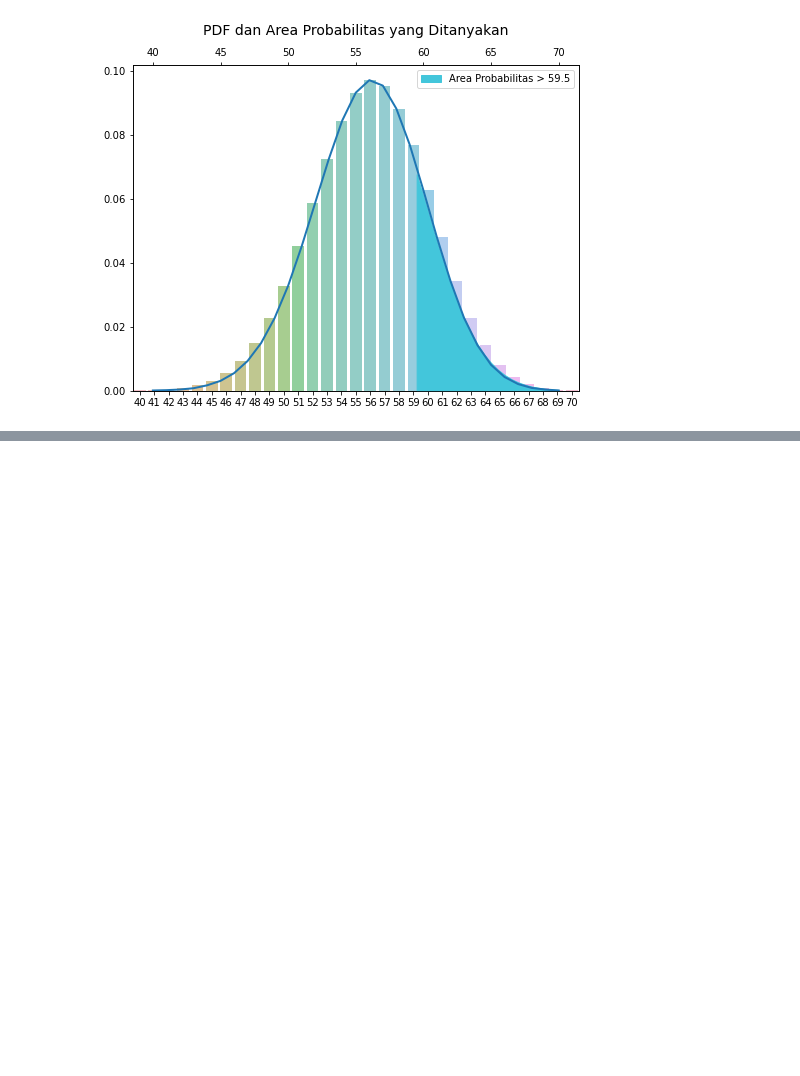
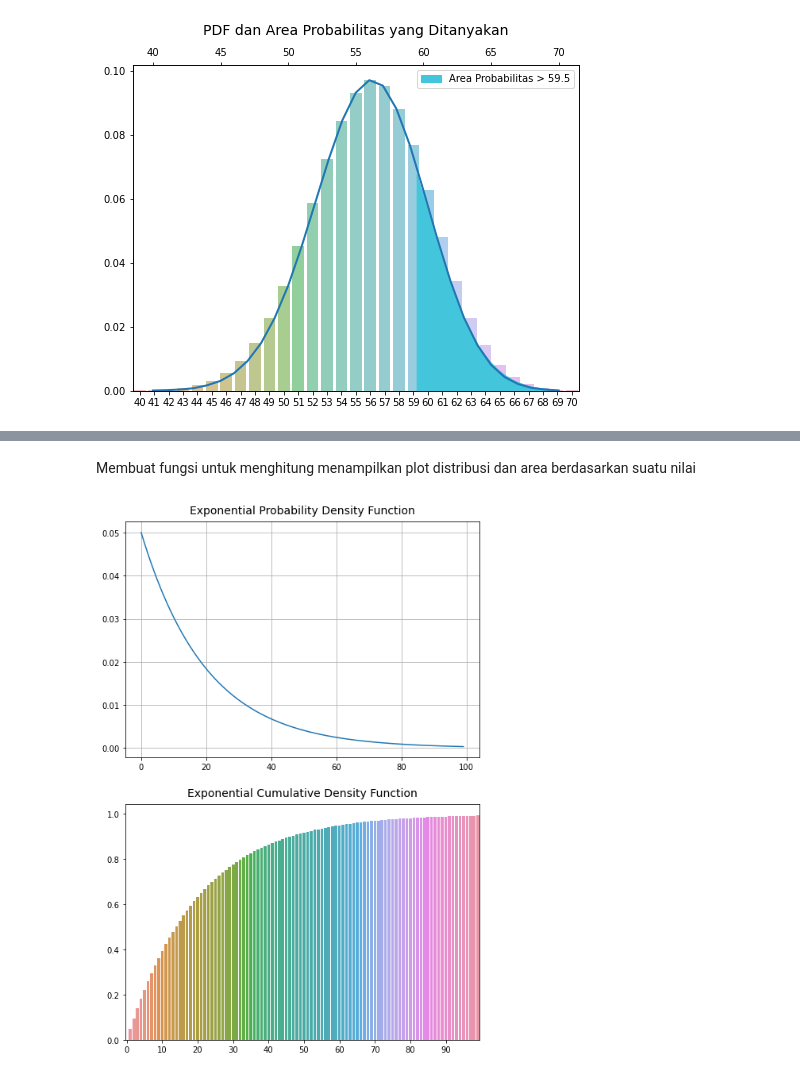
Before and after one commit to hanafication/Statistika, a Jupyter notebook: Buku_1/Jilid_1.ipynb, the cells around one changed output, grey strips where cells are left out. Saved outputs shown, nothing was run; the diff lists cells and outputs as text; code cells hidden in the pictures; blank space fills up the shorter version.

Commit message:
Update: Exponential
Exponential Distribution!

```diff
--- a/Buku_1/Jilid_1.ipynb
+++ b/Buku_1/Jilid_1.ipynb
@@ -542,0 +544,47 @@ plt.show()
+# %% [markdown]
+Membuat fungsi untuk menghitung menampilkan plot distribusi dan area berdasarkan suatu nilai
+# %%
+class exponent:
+    '''
+    Class dari fungsi distribusi dan area kumulatif suatu nilai
+    '''
+    def __init__(self, lamda, X):
+        '''
+        Inisiasi parameter yang dibutuhkan dalam distribusi eksponensial
+        lamda = tingkatan/rate parameter
+        X = nilai yang diinginkan
+        '''
+        self.lamda = lamda
+        self.X = X
+
+    def probability(self):
+        '''
+        Menghitung probabilitas X
+        '''
+        probs = self.lamda * np.exp(-self.lamda * self.X)
+        return probs
+
+    def cumulative(self):
+        '''
+        Menghitung area kumulatif berdasarkan nilai X
+        '''
+        cums = 1 - np.exp(-self.lamda * self.X)
+        return cums
+# %%
+X = np.arange(0, 100, 1)
+exp_tes = exponent(1/20, X)
+exp_prob = exp_tes.probability()
+exp_cum = exp_tes.cumulative()
+# %%
+#Plot Probabilitas dan CDF
+fig, ax = plt.subplots(2, 1, figsize = (8, 12))
+
+sns.lineplot(x=X, y=exp_prob, ax=ax[0])
+ax[0].grid('True')
+ax[0].set_title('Exponential Probability Density Function', size = 14, pad = 10)
+sns.barplot(x = X, y = exp_cum, ax = ax[1])
+ax[1].set_xticks(np.arange(0, 100, 10))
+ax[1].set_title('Exponential Cumulative Density Function', size = 14, pad = 10)
+plt.show()
+# %% [output]
+[figure, added]
```
Also changed, not shown: parts of 7 cells of this notebook.
